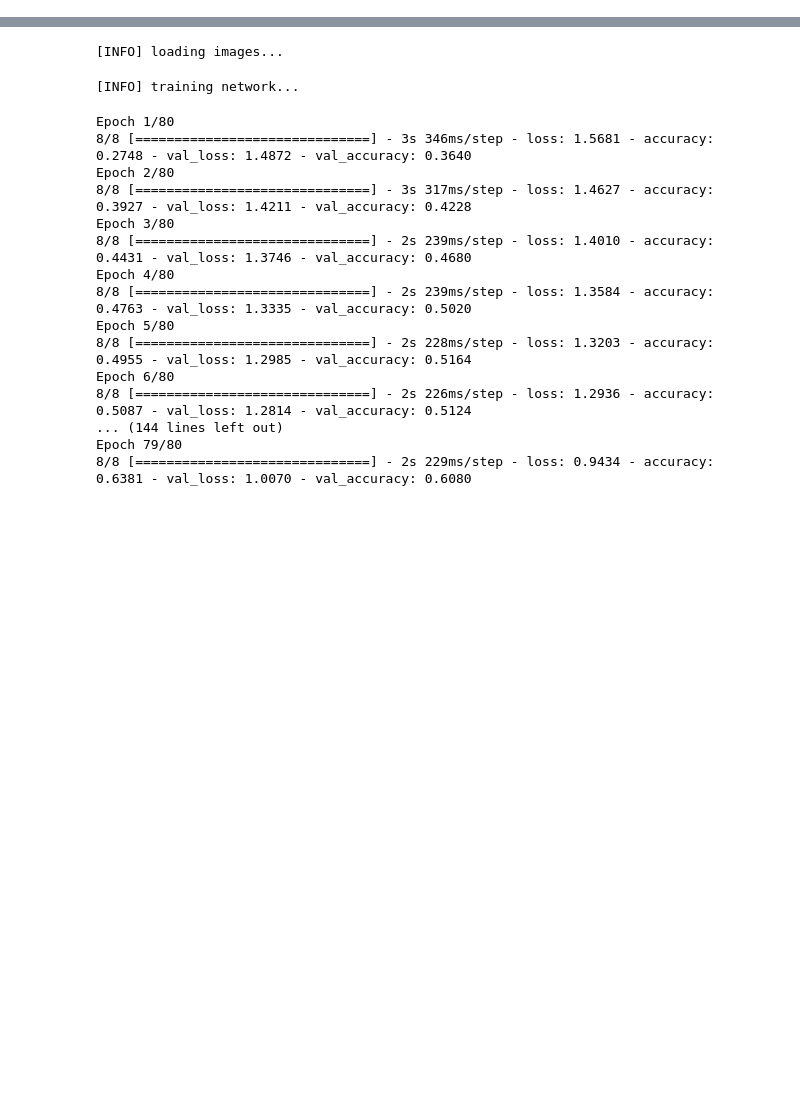
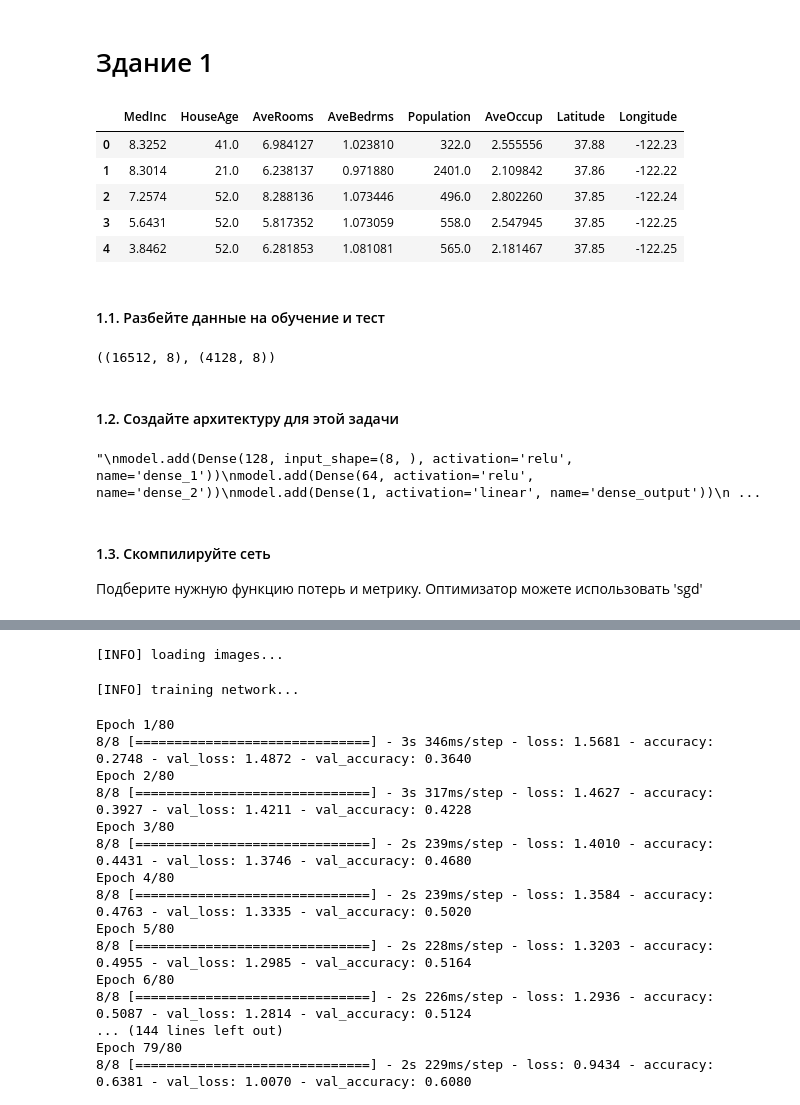
Before and after one commit to IStarWatcher/ANN, a Jupyter notebook: praktika2.ipynb, the cells around one changed output, grey strips where cells are left out. Cells and saved outputs as stored; diff of their text form; code cells hidden in the pictures; blank space fills up the shorter version.

```diff
--- a/praktika2.ipynb
+++ b/praktika2.ipynb
@@ -0,0 +1,59 @@
+# %% [markdown]
+# Здание 1
+# %%
+from sklearn.datasets import fetch_california_housing
+import pandas as pd
+
+
+data = fetch_california_housing()
+
+X = pd.DataFrame(data['data'], columns=data['feature_names'])
+y = data['target']
+
+X.head()
+# %% [output]
+|  | MedInc | HouseAge | AveRooms | AveBedrms | Population | AveOccup | Latitude | Longitude |
+| 0 | 8.3252 | 41.0 | 6.984127 | 1.023810 | 322.0 | 2.555556 | 37.88 | -122.23 |
+| 1 | 8.3014 | 21.0 | 6.238137 | 0.971880 | 2401.0 | 2.109842 | 37.86 | -122.22 |
+| 2 | 7.2574 | 52.0 | 8.288136 | 1.073446 | 496.0 | 2.802260 | 37.85 | -122.24 |
+| 3 | 5.6431 | 52.0 | 5.817352 | 1.073059 | 558.0 | 2.547945 | 37.85 | -122.25 |
+| 4 | 3.8462 | 52.0 | 6.281853 | 1.081081 | 565.0 | 2.181467 | 37.85 | -122.25 |
+# %% [markdown]
+#### 1.1. Разбейте данные на обучение и тест
+# %%
+from sklearn.model_selection import train_test_split
+
+X_train, X_test, y_train, y_test = train_test_split(X.values, y, test_size=0.2, random_state=0)
+X_train.shape, X_test.shape
+# %% [output]
+((16512, 8), (4128, 8))
+# %% [markdown]
+#### 1.2. Создайте архитектуру для этой задачи
+# %%
+from keras.models import Sequential
+from keras.layers import Dense, Flatten
+
+model = Sequential()
+
+model.add(Dense(8, input_shape=(8, ), activation='relu', name='dense_1'))
+
+model.add(Dense(8, activation='relu', name='dense_2'))
+
+model.add(Dense(8, activation='relu', name='dense_3'))
+
+#model.add(Dense(32, activation='relu', name='dense_4'))
+
+#model.add(Dense(16, activation='relu', name='dense_5'))
+#model.add(Dense(64, activation='relu', name='dense_4'))
+model.add(Dense(1, activation='linear', name='dense_output'))
+'''
+model.add(Dense(128, input_shape=(8, ), activation='relu', name='dense_1'))
+model.add(Dense(64, activation='relu', name='dense_2'))
+model.add(Dense(1, activation='linear', name='dense_output'))
+'''
+# %% [output]
+"\nmodel.add(Dense(128, input_shape=(8, ), activation='relu', name='dense_1'))\nmodel.add(Dense(64, activation='relu', name='dense_2'))\nmodel.add(Dense(1, activation='linear', name='dense_output'))\n ...
+# %% [markdown]
+#### 1.3. Скомпилируйте сеть
+
+Подберите нужную функцию потерь и метрику. Оптимизатор можете использовать 'sgd'
```
Also changed, not shown: parts of 10 cells of this notebook.
